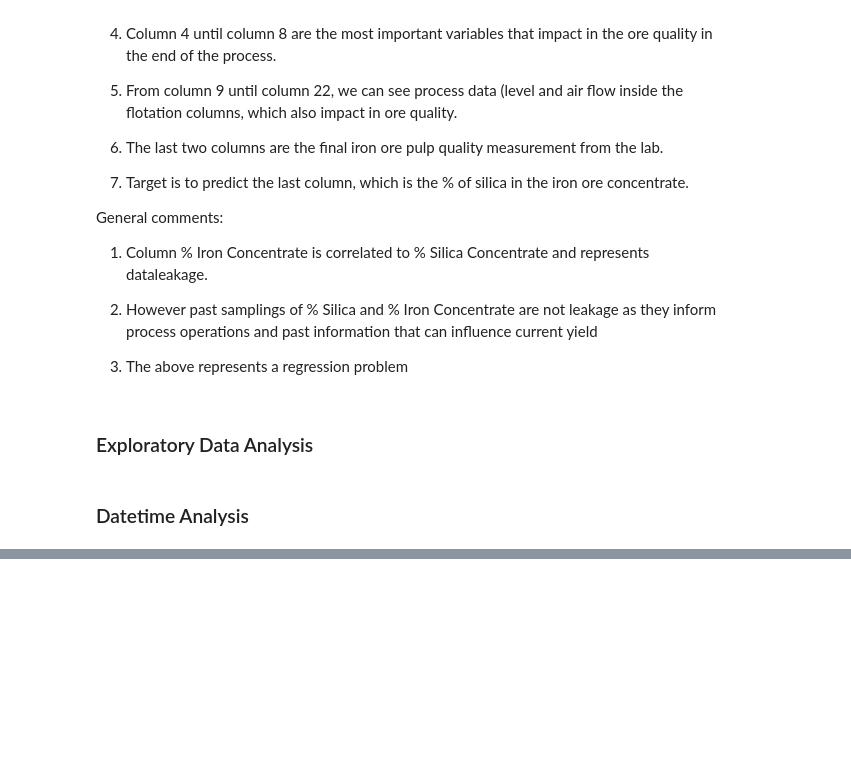
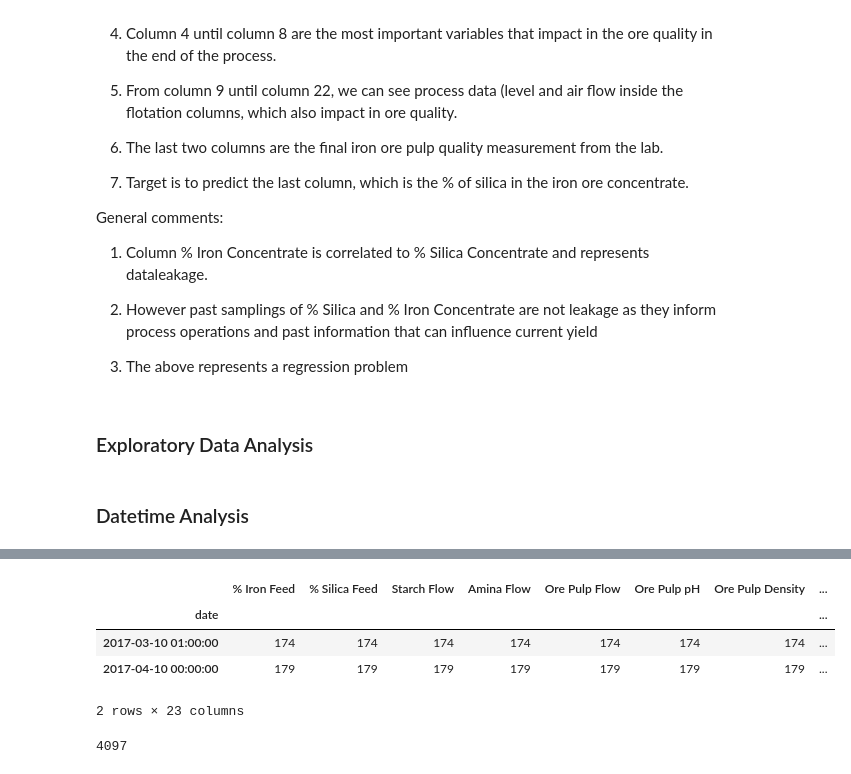
Before and after one commit to jesseparvess/geohack, a Jupyter notebook: notebooks/exploratory_data_analysis/[1.0]-[jp]-[exploratory_data_analysis]-[final].ipynb, the cells around one changed output, grey strips where cells are left out. Cells and saved outputs as stored; diff of their text form; code cells hidden in the pictures; blank space fills up the shorter version.

```diff
--- a/notebooks/exploratory_data_analysis/[1.0]-[jp]-[exploratory_data_analysis]-[final].ipynb
+++ b/notebooks/exploratory_data_analysis/[1.0]-[jp]-[exploratory_data_analysis]-[final].ipynb
@@ -89,0 +99,26 @@ df = pd.read_csv('../../data/raw/miningprocess_flotation_plant_database.csv.zip'
+# %%
+# understand the sampling rate across the period
+
+counts = df.groupby('date').count()
+
+# < 180 implies there are missing 20s points
+
+counts[counts['% Iron Feed'] < 180]
+
+# below indicates that there are two hours with less than 20s sampling intervals
+# %% [output]
+|  | % Iron Feed | % Silica Feed | Starch Flow | Amina Flow | Ore Pulp Flow | Ore Pulp pH | Ore Pulp Density | ... |
+| date |  |  |  |  |  |  |  | ... |
+| 2017-03-10 01:00:00 | 174 | 174 | 174 | 174 | 174 | 174 | 174 | ... |
+| 2017-04-10 00:00:00 | 179 | 179 | 179 | 179 | 179 | 179 | 179 | ... |
+2 rows × 23 columns
+# %%
+# get a series of unique hourly timestamps
+
+hours = pd.Series(df['date'].unique())
+
+hours.index = hours
+
+len(hours)
+# %% [output]
+4097
```
Also changed, not shown: parts of 9 cells of this notebook.
